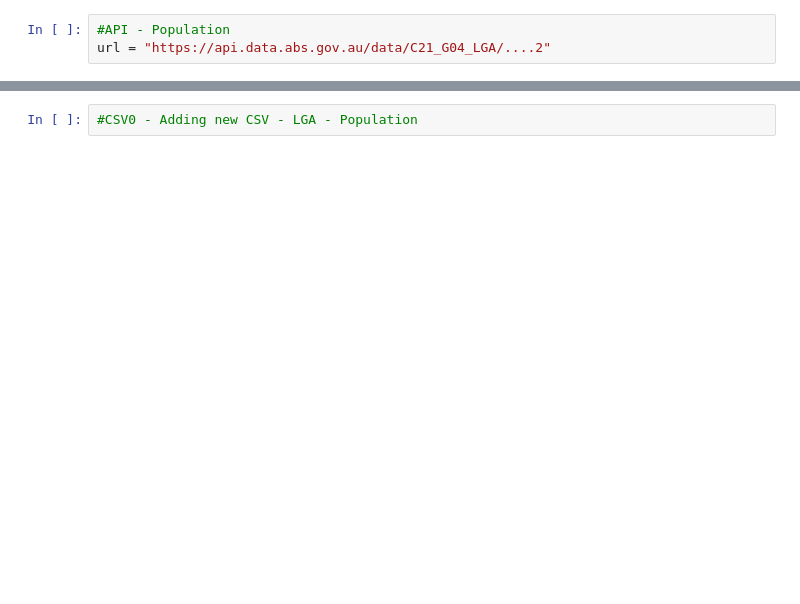
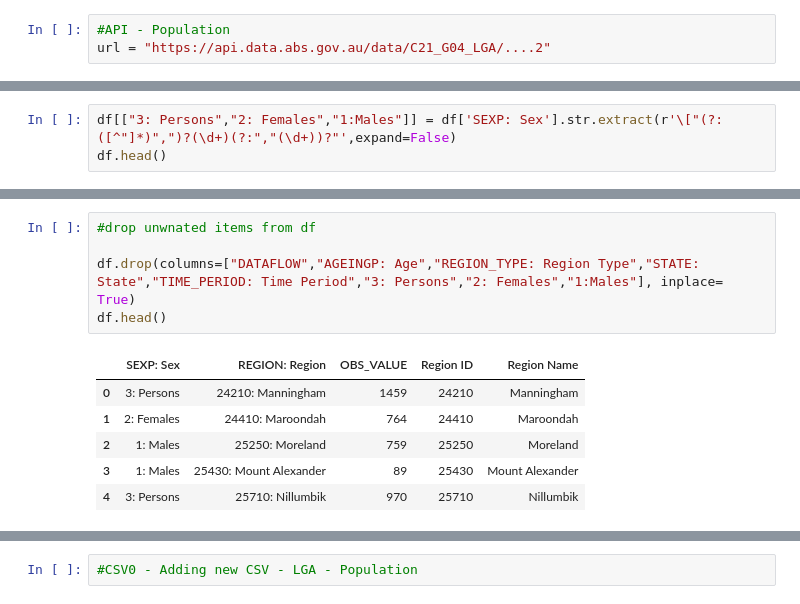
Before and after one commit to DanteC1997/Team3Project2, a Jupyter notebook: API - Project 2.ipynb, the cells around one changed output, grey strips where cells are left out. Cells and saved outputs as stored; diff of their text form; blank space fills up the shorter version.

```diff
--- a/API - Project 2.ipynb
+++ b/API - Project 2.ipynb
@@ -40,3 +41,6 @@ df.head()
 | 2 | ABS:C21_G04_LGA(1.0.0) | 60: 60 | 1: Males | 25250: Moreland | LGA2021: Local Government Areas (... | 2: Victoria | ... |
 | 3 | ABS:C21_G04_LGA(1.0.0) | 32: 32 | 1: Males | 25430: Mount Alexander | LGA2021: Local Government Areas (... | 2: Victoria | ... |
 | 4 | ABS:C21_G04_LGA(1.0.0) | 60: 60 | 3: Persons | 25710: Nillumbik | LGA2021: Local Government Areas (... | 2: Victoria | ... |
+# %%
+df[["3: Persons","2: Females","1:Males"]] = df['SEXP: Sex'].str.extract(r'\["(?:([^"]*)",")?(\d+)(?:","(\d+))?"',expand=False)
+df.head()
@@ -42,0 +54,12 @@ df.head()
+# %%
+#drop unwnated items from df
+
+df.drop(columns=["DATAFLOW","AGEINGP: Age","REGION_TYPE: Region Type","STATE: State","TIME_PERIOD: Time Period","3: Persons","2: Females","1:Males"], inplace= True)
+df.head()
+# %% [output]
+|  | SEXP: Sex | REGION: Region | OBS_VALUE | Region ID | Region Name |
+| 0 | 3: Persons | 24210: Manningham | 1459 | 24210 | Manningham |
+| 1 | 2: Females | 24410: Maroondah | 764 | 24410 | Maroondah |
+| 2 | 1: Males | 25250: Moreland | 759 | 25250 | Moreland |
+| 3 | 1: Males | 25430: Mount Alexander | 89 | 25430 | Mount Alexander |
+| 4 | 3: Persons | 25710: Nillumbik | 970 | 25710 | Nillumbik |
```
Also changed, not shown: parts of 23 cells of this notebook.
